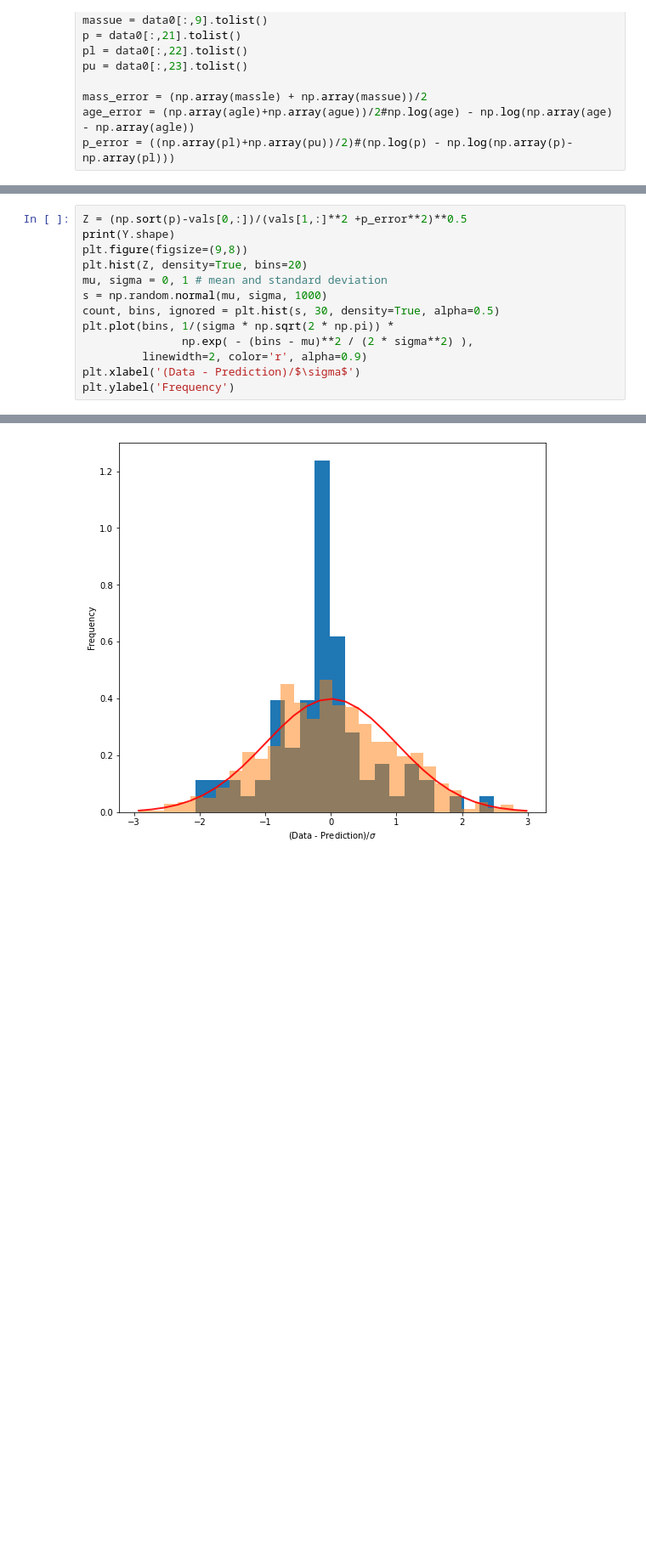
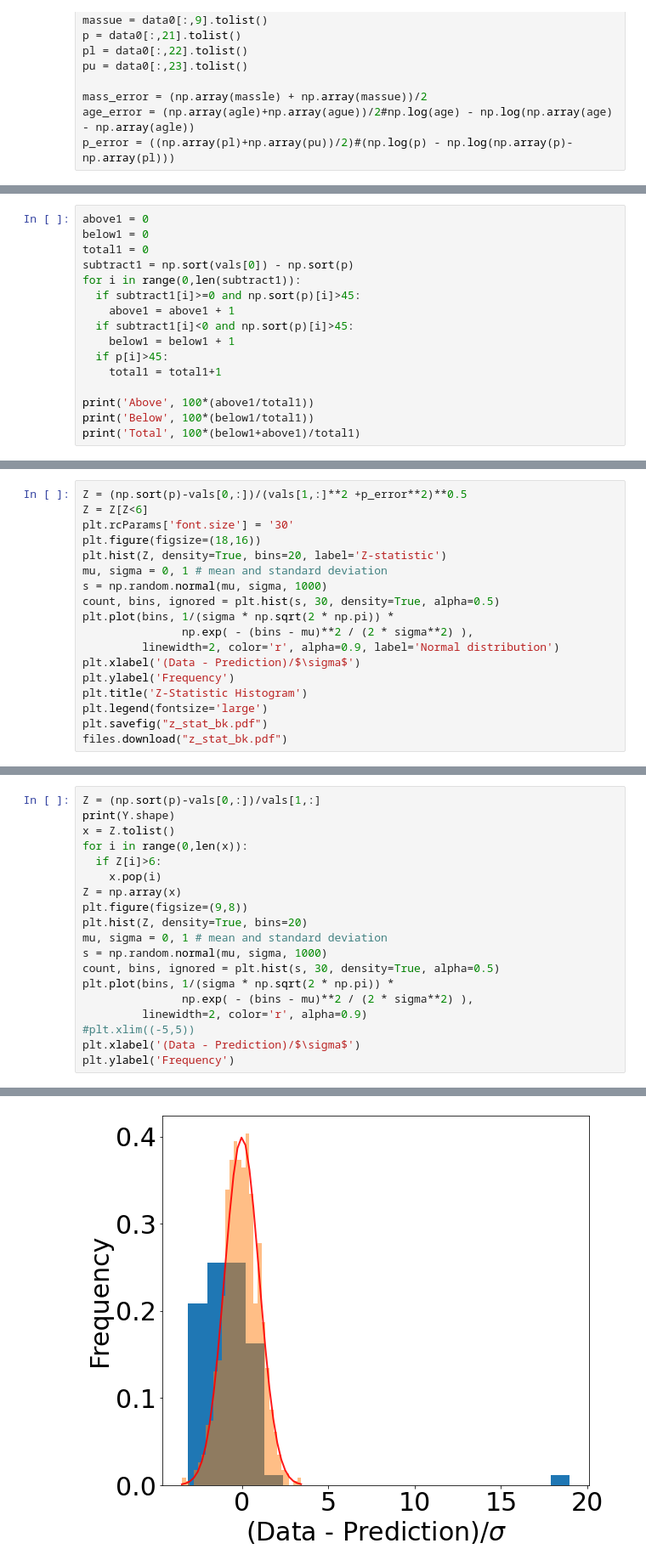
Before and after one commit to ni-phy/year4-project, a Jupyter notebook: Nikolas/gyrochronology/age_tfp_hmc.ipynb, the cells around one changed output, grey strips where cells are left out. Shown: that part at 85% size. Drawn from its saved outputs; the diff is of its cells as text; blank space fills up the shorter version.

```diff
--- a/Nikolas/gyrochronology/age_tfp_hmc.ipynb
+++ b/Nikolas/gyrochronology/age_tfp_hmc.ipynb
@@ -354,0 +550,16 @@ plt.legend(fontsize='xx-large')
+# %%
+above1 = 0
+below1 = 0
+total1 = 0
+subtract1 = np.sort(vals[0]) - np.sort(p)
+for i in range(0,len(subtract1)):
+  if subtract1[i]>=0 and np.sort(p)[i]>45:
+    above1 = above1 + 1
+  if subtract1[i]<0 and np.sort(p)[i]>45:
+    below1 = below1 + 1
+  if p[i]>45:
+    total1 = total1+1
+
+print('Above', 100*(above1/total1))
+print('Below', 100*(below1/total1))
+print('Total', 100*(below1+above1)/total1)
@@ -354,0 +570,18 @@ plt.legend(fontsize='xx-large')
+# %%
+Z = (np.sort(p)-vals[0,:])/(vals[1,:]**2 +p_error**2)**0.5
+Z = Z[Z<6]
+plt.rcParams['font.size'] = '30'
+plt.figure(figsize=(18,16))
+plt.hist(Z, density=True, bins=20, label='Z-statistic')
+mu, sigma = 0, 1 # mean and standard deviation
+s = np.random.normal(mu, sigma, 1000)
+count, bins, ignored = plt.hist(s, 30, density=True, alpha=0.5)
+plt.plot(bins, 1/(sigma * np.sqrt(2 * np.pi)) *
+               np.exp( - (bins - mu)**2 / (2 * sigma**2) ),
+         linewidth=2, color='r', alpha=0.9, label='Normal distribution')
+plt.xlabel('(Data - Prediction)/$\sigma$')
+plt.ylabel('Frequency')
+plt.title('Z-Statistic Histogram')
+plt.legend(fontsize='large')
+plt.savefig("z_stat_bk.pdf")
+files.download("z_stat_bk.pdf")
@@ -355,6 +592,11 @@ plt.legend(fontsize='xx-large')
 # %%
-Z = (np.sort(p)-vals[0,:])/(vals[1,:]**2 +p_error**2)**0.5
+Z = (np.sort(p)-vals[0,:])/vals[1,:]
 print(Y.shape)
+x = Z.tolist()
+for i in range(0,len(x)):
+  if Z[i]>6:
+    x.pop(i)
+Z = np.array(x)
 plt.figure(figsize=(9,8))
 plt.hist(Z, density=True, bins=20)
 mu, sigma = 0, 1 # mean and standard deviation
@@ -363,6 +605,7 @@ count, bins, ignored = plt.hist(s, 30, density=True, alpha=0.5)
 plt.plot(bins, 1/(sigma * np.sqrt(2 * np.pi)) *
                np.exp( - (bins - mu)**2 / (2 * sigma**2) ),
          linewidth=2, color='r', alpha=0.9)
+#plt.xlim((-5,5))
 plt.xlabel('(Data - Prediction)/$\sigma$')
 plt.ylabel('Frequency')
 # %% [output]
@@ -370,2 +613,2 @@ plt.ylabel('Frequency')
 Text(0, 0.5, 'Frequency')
-[figure, old version]
+[figure, new version]
```
Also changed, not shown: parts of 28 cells of this notebook.
